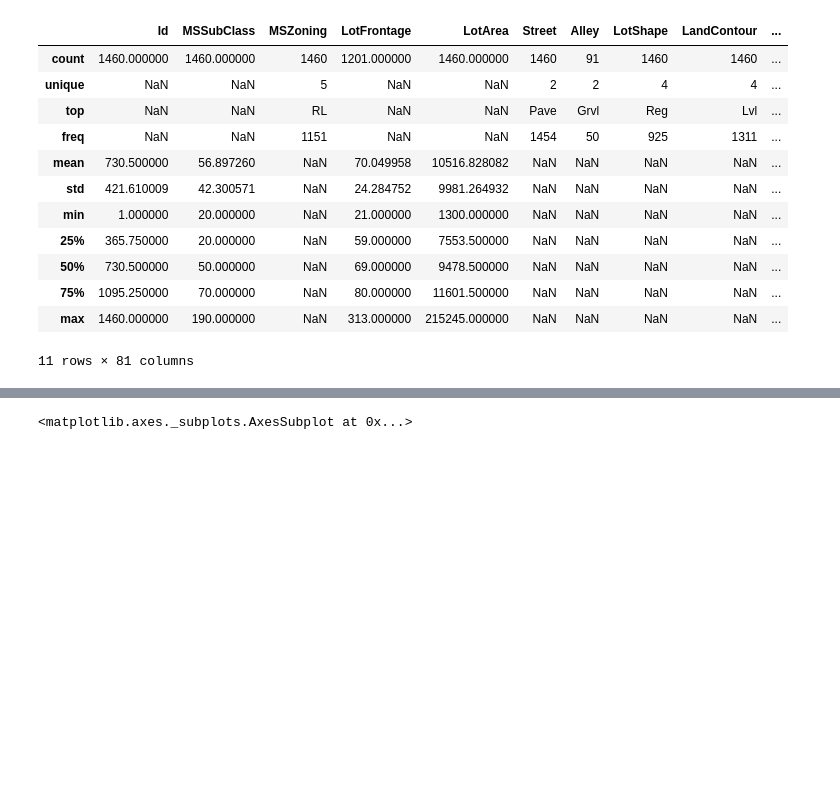
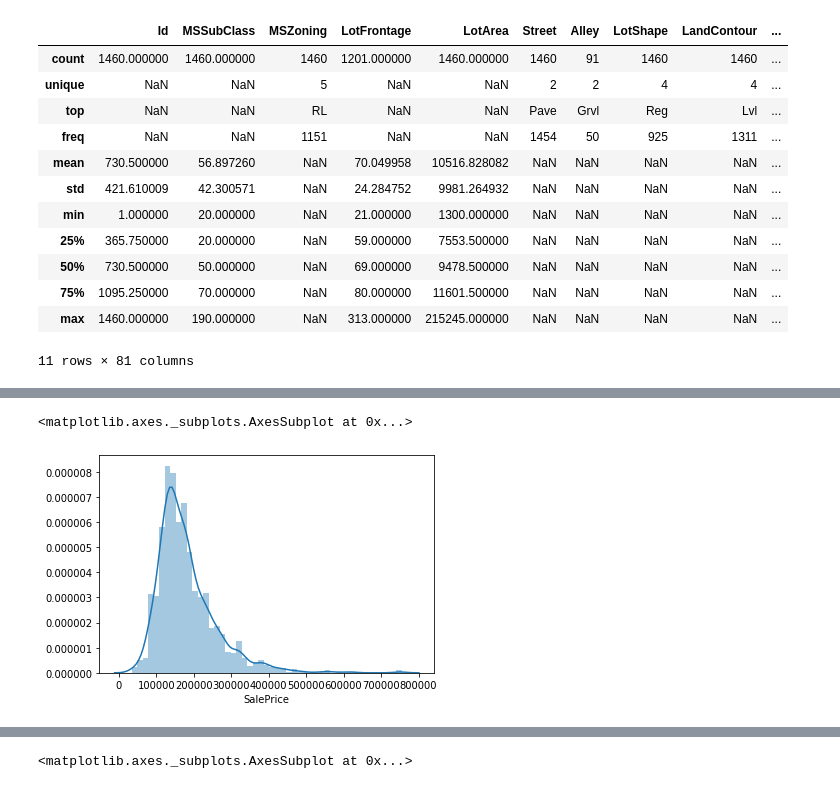
Before and after one commit to M-Garrigues/Kaggle-House-Prices, a Jupyter notebook: notebooks/data_analysis.ipynb, the cells around one changed output, grey strips where cells are left out. Saved outputs shown, nothing was run; the diff lists cells and outputs as text; code cells hidden in the pictures; blank space fills up the shorter version.

Commit message:
analysis ongoing, need to deal with missing data

```diff
--- a/notebooks/data_analysis.ipynb
+++ b/notebooks/data_analysis.ipynb
@@ -97,0 +77,5 @@ data.corr()
+# %%
+sns.distplot(data['SalePrice'])
+# %% [output]
+<matplotlib.axes._subplots.AxesSubplot at 0x...>
+[figure, added]
```
Also changed, not shown: parts of 8 cells of this notebook.
